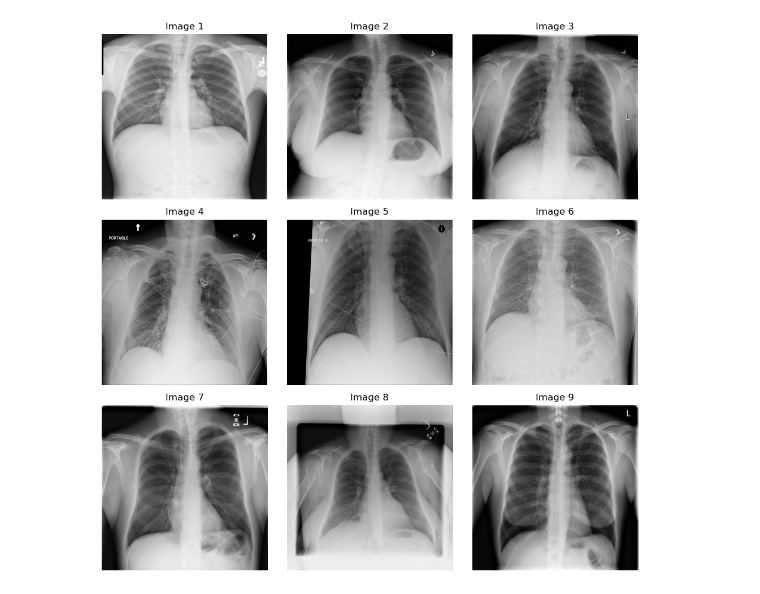
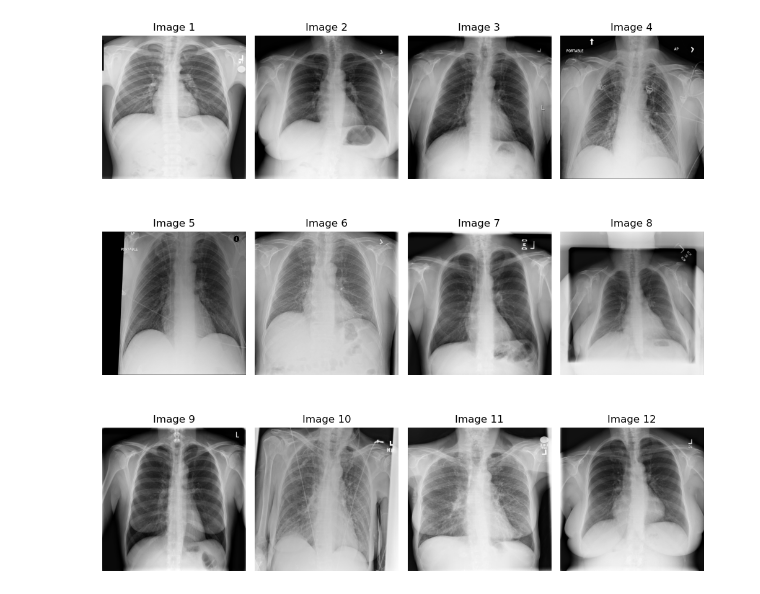
Before and after one commit to sdebbich30-dev/medical-ai-diagnostic-system, a Jupyter notebook: notebooks/image.ipynb, the cells around one changed output. Cells and saved outputs as stored; diff of their text form; code cells hidden in the pictures.

Commit message:
Exemple : Correction du notebook image.ipynb

```diff
--- a/notebooks/image.ipynb
+++ b/notebooks/image.ipynb
@@ -1,36 +1,42 @@
 # %%
 import os
 import matplotlib.pyplot as plt
 from PIL import Image
 
-# Chemin du dossier contenant tes images
+#  Cette variable contient le chemin du dossier où se trouvent les images  (raw data).
 images_folder = "../data/raw/"
 
-#  Récupérer la liste des fichiers image
+#  Récupérer la liste des fichiers image - filtre pour ne garder que les fichiers images
 image_files = [f for f in os.listdir(images_folder) if f.lower().endswith(('.jpg', '.png', '.jpeg'))]
 
 #  Limiter le nombre d'images affichées
-image_files = image_files[:9]
+image_files = image_files[:12]
 
-#  Définir la grille d'affichage
+# Crée une nouvelle figure de taille 10x10 pouces pour afficher plusieurs images.
 plt.figure(figsize=(10, 10))
 
+# Boucle d’affichage des images
 for i, file_name in enumerate(image_files):
     img_path = os.path.join(images_folder, file_name)
 
+    #=Bloc try-except pour gérer les erreurs
     try:
         # Charger l'image avec PIL et la convertir en niveaux de gris
         img = Image.open(img_path).convert('L')
 
-        plt.subplot(3, 3, i + 1)
+          #Affichage de chaque image dans la grille
+        plt.subplot(3, 4, i + 1)
         plt.imshow(img, cmap='gray')
         plt.title(f"Image {i+1}")
         plt.axis('off')
 
+
+        #Gestion des erreurs (Si une image ne peut pas être ouverte le programme n’arrête pas mais affiche un message d’erreur dans la console.)
     except Exception as e:
         print(f"Erreur avec l'image {file_name}: {e}")
 
+#Ajustement final et affichage
 plt.tight_layout()
 plt.show()
 # %% [output]
-[figure, old version]
+[figure, new version]
```
Also changed, not shown: parts of 1 cell of this notebook.
